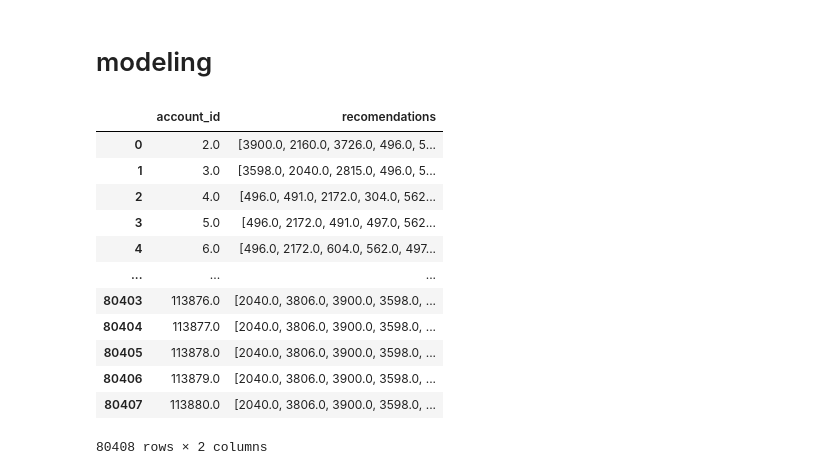
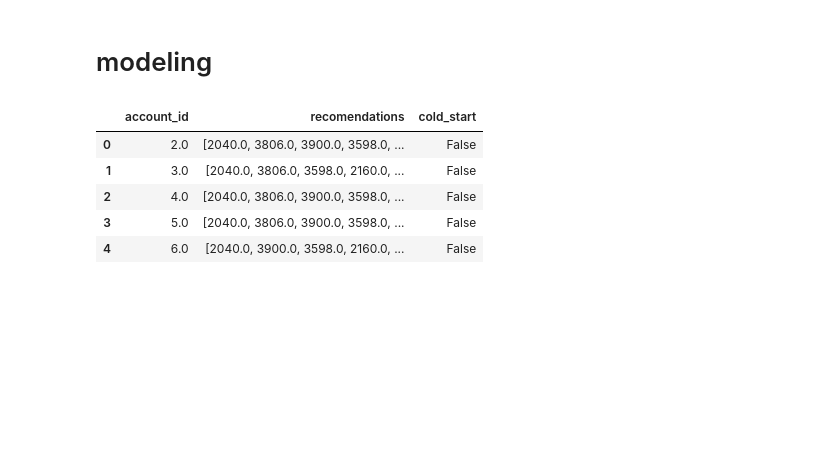
Before and after one commit to ferandmag/ICA_ML_recomendationSystemFLOW, a Jupyter notebook: recomendation_system_flow.ipynb, the cells around one changed output. Saved outputs shown, nothing was run; the diff lists cells and outputs as text; code cells hidden in the pictures; blank space fills up the shorter version.

Commit message:
lightfm function

```diff
--- a/recomendation_system_flow.ipynb
+++ b/recomendation_system_flow.ipynb
@@ -316,4 +313,11 @@ watch_model = watch_model.fit(interactions_matrix_csr, epochs=50)
 # %%
+# FIRST CODE
+
+# model
+watch_model = LightFM(no_components=100, learning_rate=0.03, random_state=42)
+watch_model = watch_model.fit(interactions_matrix_csr, epochs=100)
+
+# not available content
 not_available_content_until15march = df_drop[df_drop['end_vod_date'] < datetime(year=2021, month=3, day=15)]\
     ['content_id'].values
 
@@ -334,7 +338,8 @@ for i in account_id:
 # recomendations dict
 recomendations_dict = {
     'account_id': [],
-    'recomendations': []
+    'recomendations': [],
+    'cold_start': []
     }
 
 # accounts and items
@@ -344,50 +349,49 @@ test_accounts = test['account_id'].unique()
 
 # recomendations for each account in test
 for account_test in tqdm(test_accounts):
     # check if the account is in interactions_matrix
     if account_test in list(accounts_train):
         # ff the user is in train, it is not cold start --> model recomendation
         account_x = account_dict[account_test] # look for the user's index in the matrix (transform id to index)
 
         # generate predictions for the account
         predictions = watch_model.predict(user_ids=account_x, item_ids=item_ids)
 
         # ordering the predictions from lowest to highest and staying with 50
         scores = pd.Series(predictions)
         scores.index = interactions_matrix.columns
         scores = list(pd.Series(scores.sort_values(ascending=False).index))[:50]
 
         # get list of contents previously viewed by the account (in the train set)
         watched_contents = train[train['account_id'] == account_test]['content_id'].unique()
 
         # filter already viewed content and keep the rest
         recomendations = [x for x in scores if x not in watched_contents]
         # filter not available content and keep the rest
         recomendations = [x for x in recomendations if x not in not_available_content_until15march]
 
         # save recomendations in a dict
         recomendations_dict['account_id'].append(account_test)
-        recomendations_dict['recomendations'].append(recomendations[0:20])
+        recomendations_dict['recomendations'].append(recomendations[0:5])
+        recomendations_dict['cold_start'].append(False)
 
-    # cold start
+    # cold start (most popular content recomendation)
     else:
         recomendations_dict['account_id'].append(account_test)
-        # most popular content recomendation
         recomendations_dict['recomendations'].append(most_popular)
+        recomendations_dict['cold_start'].append(True)
+
+# creating a df with recomendations
+recomendations_df = pd.DataFrame(recomendations_dict)
+recomendations_df.head()
+# %% [output]
+|  | account_id | recomendations | cold_start |
+| 0 | 2.0 | [2040.0, 3806.0, 3900.0, 3598.0, ... | False |
+| 1 | 3.0 | [2040.0, 3806.0, 3598.0, 2160.0, ... | False |
+| 2 | 4.0 | [2040.0, 3806.0, 3900.0, 3598.0, ... | False |
+| 3 | 5.0 | [2040.0, 3806.0, 3900.0, 3598.0, ... | False |
+| 4 | 6.0 | [2040.0, 3900.0, 3598.0, 2160.0, ... | False |
 # %%
+# creating a df with recomendations
 recomendations_df = pd.DataFrame(recomendations_dict)
-recomendations_df
+recomendations_df.head()
-# %% [output]
-|  | account_id | recomendations |
-| 0 | 2.0 | [3900.0, 2160.0, 3726.0, 496.0, 5... |
-| 1 | 3.0 | [3598.0, 2040.0, 2815.0, 496.0, 5... |
-| 2 | 4.0 | [496.0, 491.0, 2172.0, 304.0, 562... |
-| 3 | 5.0 | [496.0, 2172.0, 491.0, 497.0, 562... |
-| 4 | 6.0 | [496.0, 2172.0, 604.0, 562.0, 497... |
-| ... | ... | ... |
-| 80403 | 113876.0 | [2040.0, 3806.0, 3900.0, 3598.0, ... |
-| 80404 | 113877.0 | [2040.0, 3806.0, 3900.0, 3598.0, ... |
-| 80405 | 113878.0 | [2040.0, 3806.0, 3900.0, 3598.0, ... |
-| 80406 | 113879.0 | [2040.0, 3806.0, 3900.0, 3598.0, ... |
-| 80407 | 113880.0 | [2040.0, 3806.0, 3900.0, 3598.0, ... |
-80408 rows × 2 columns
```
Also changed, not shown: parts of 9 cells of this notebook.
